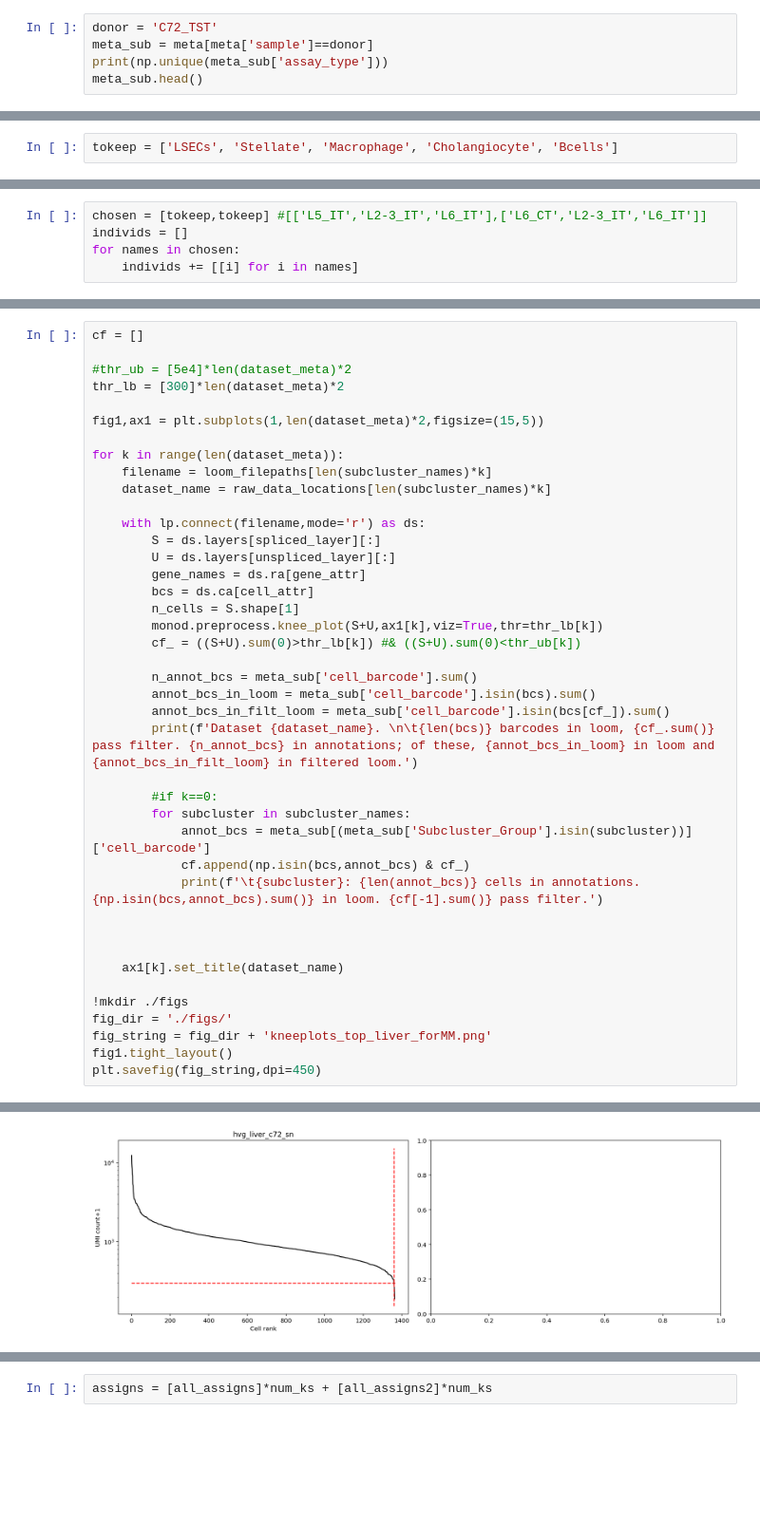
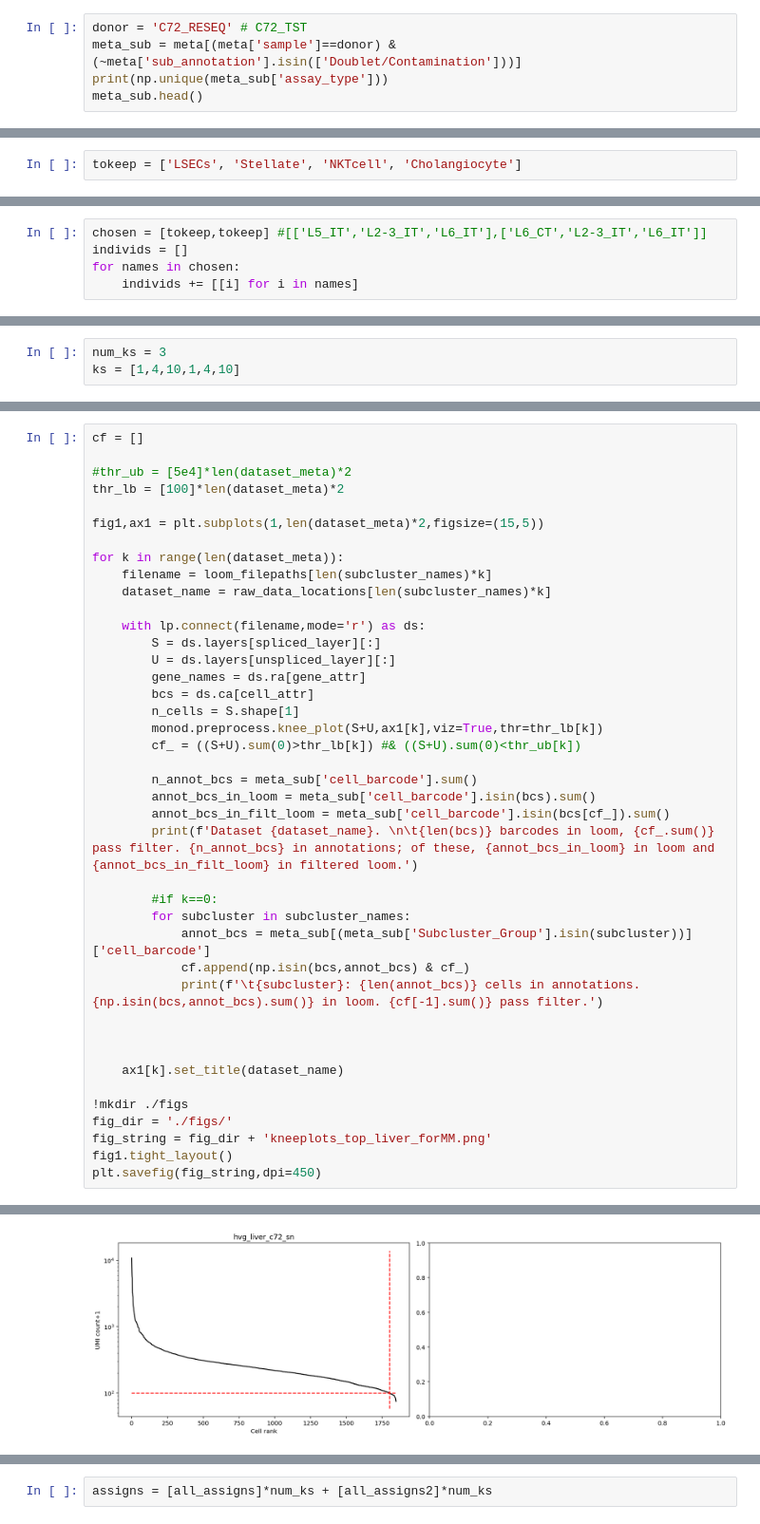
Before and after one commit to tarachari3/perturbCME, a Jupyter notebook: notebooks/20230419_mixModLiverData_Monod.ipynb, the cells around one changed output, grey strips where cells are left out. Shown at 95% size. Cells and saved outputs as stored; diff of their text form; blank space fills up the shorter version.

```diff
--- a/notebooks/20230419_mixModLiverData_Monod.ipynb
+++ b/notebooks/20230419_mixModLiverData_Monod.ipynb
@@ -57,6 +62,6 @@ meta.head()
 # %%
-donor = 'C72_TST'
-meta_sub = meta[meta['sample']==donor]
+donor = 'C72_RESEQ' # C72_TST
+meta_sub = meta[(meta['sample']==donor) & (~meta['sub_annotation'].isin(['Doublet/Contamination']))]
 print(np.unique(meta_sub['assay_type']))
 meta_sub.head()
 # %% [output]
@@ -97,5 +96,5 @@ tokeep
 # %%
-tokeep = ['LSECs', 'Stellate', 'Macrophage', 'Cholangiocyte', 'Bcells']
+tokeep = ['LSECs', 'Stellate', 'NKTcell', 'Cholangiocyte']
 # %%
 meta_sub = meta_sub[meta_sub['Subcluster_Group'].isin(tokeep)]
 meta_sub.head()
@@ -171,3 +167,6 @@ ks = [3,5,7,3,5,7]
+# %%
+num_ks = 3
+ks = [1,4,10,1,4,10]
 # %%
 dataset_meta = ['hvg_liver_c72_sn']
 print('dataset_meta: ', dataset_meta)
@@ -217,7 +216,7 @@ loom_filepaths:  ['/home/tchari/counts/monod_liver/loom/hvg_liver_c72_sn.loom',
 cf = []
 
 #thr_ub = [5e4]*len(dataset_meta)*2
-thr_lb = [300]*len(dataset_meta)*2
+thr_lb = [100]*len(dataset_meta)*2
 
 fig1,ax1 = plt.subplots(1,len(dataset_meta)*2,figsize=(15,5))
 
@@ -276,3 +273,3 @@ Dataset hvg_liver_c72_sn.
 mkdir: cannot create directory ‘./figs’: File exists
-[figure, old version]
+[figure, new version]
 # %%
```
Also changed, not shown: parts of 55 cells of this notebook, 12 other files.
